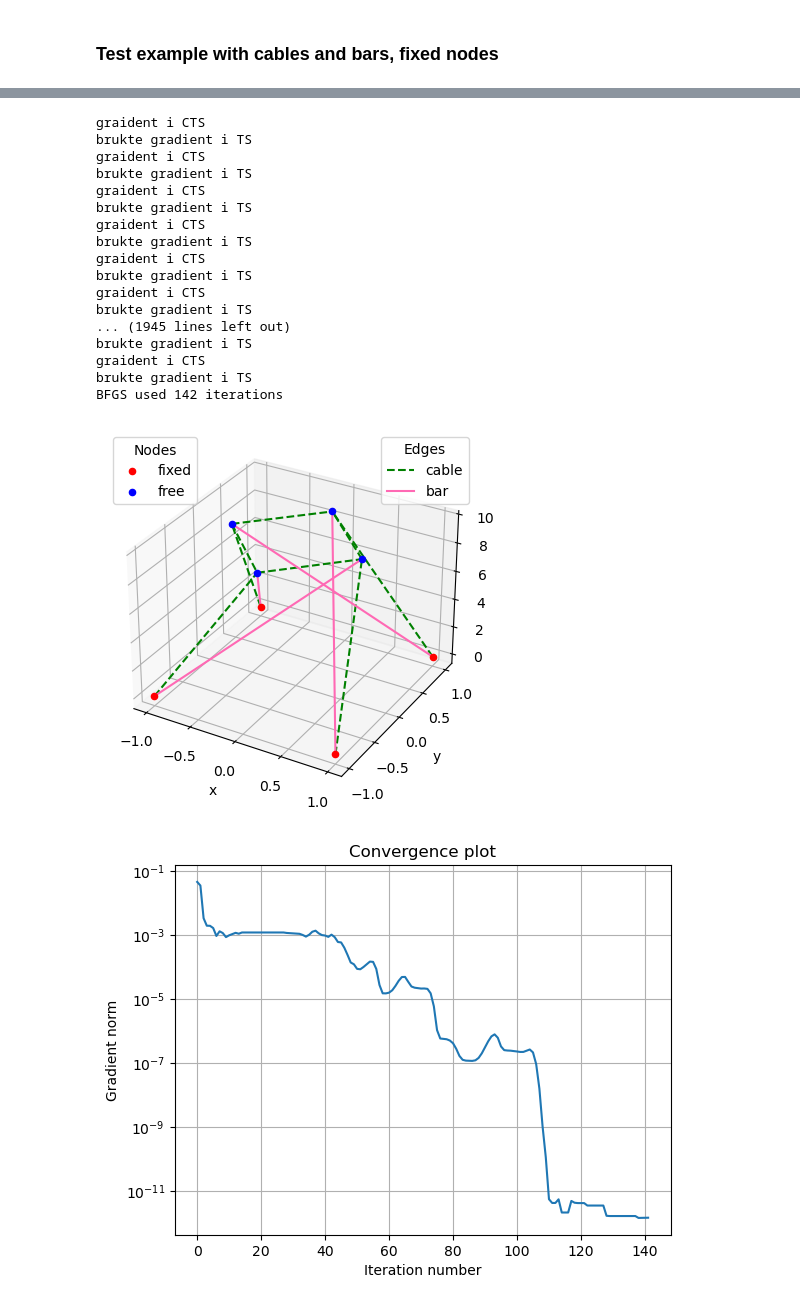
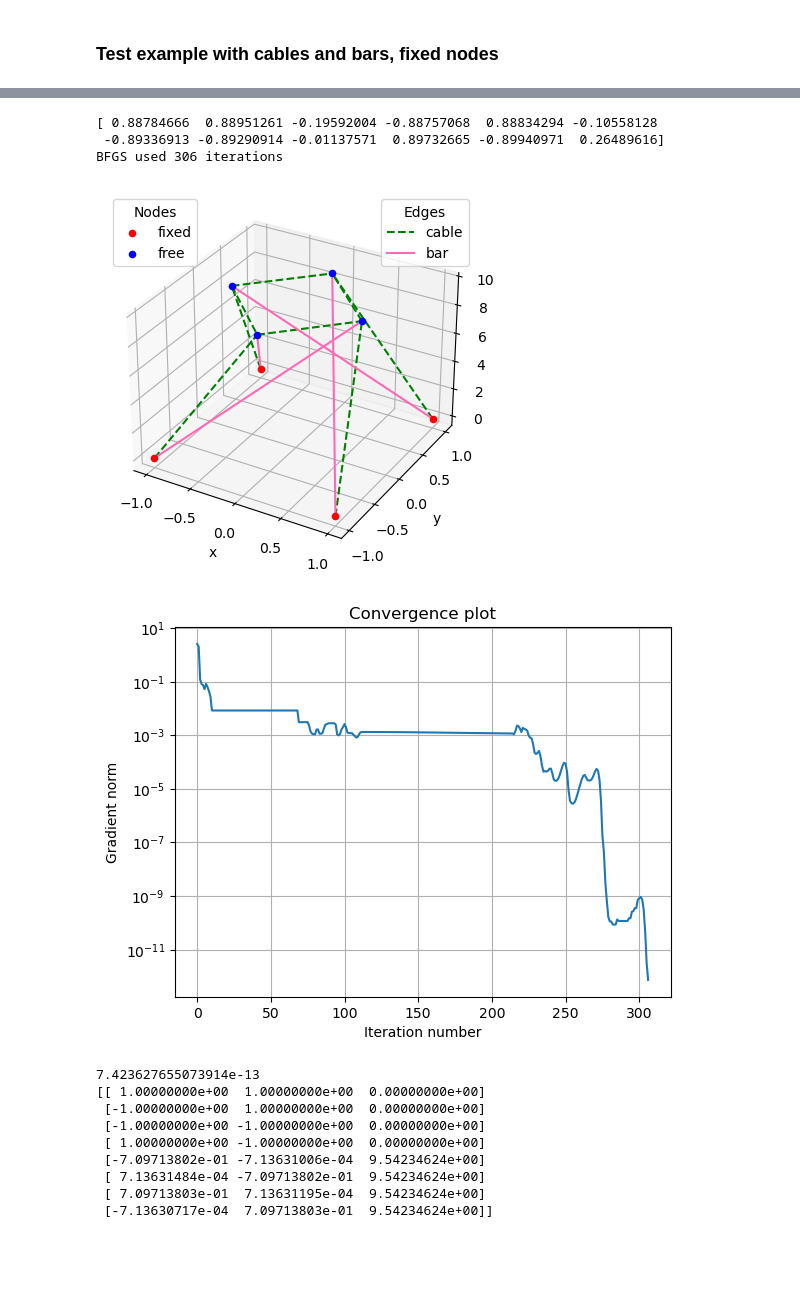
Before and after one commit to hgrenersen/Project---Optimization, a Jupyter notebook: optimering.ipynb, the cells around one changed output, grey strips where cells are left out. Drawn from its saved outputs; the diff is of its cells as text; code cells hidden in the pictures; blank space fills up the shorter version.

```diff
--- a/optimering.ipynb
+++ b/optimering.ipynb
@@ -199,6 +170,15 @@ nodes = np.array([[ 1,  1, 0],
                   [ 0-0.1, -s-0.1, t-0.1],
                   [ s+0.1,  0+0.1, t+0.1],
                   [ 0-0.1,  s-0.1, t-0.1]])
+
+nodes = np.array([[ 1.0,  1, 0],
+                  [-1,  1, 0],
+                  [-1, -1, 0],
+                  [ 1, -1, 0],
+                  [5,  5, 5],
+                  [-5,  5, 5],
+                  [-5,  -5, 6],
+                  [5,  -5, 7]])
 
 cables = np.array([[0, 7, 8],
                    [1, 4, 8],
@@ -222,6 +202,11 @@ bar_density = 1e-6
 
 tensstruct = TS.TensegrityStruct(num_of_fixed_nodes, nodes, masses ,cables, bars, k, c, bar_density)
 
+plotting.plot_structure(tensstruct)
+plt.show()
+
+print(tensstruct.gradient())
+
 norms = opt.BFGS(tensstruct, maxiter=1000, return_norms=True)
 
 plotting.plot_structure(tensstruct)
@@ -229,4 +214,7 @@ plt.show()
 
 plotting.convergence_plot(norms)
 plt.show()
+
+print(np.linalg.norm(tensstruct.gradient()))
+print(tensstruct.nodes)
 # %% [output]
@@ -233,19 +222,14 @@ plt.show()
-graident i CTS
-brukte gradient i TS
-graident i CTS
-brukte gradient i TS
-graident i CTS
-brukte gradient i TS
-graident i CTS
-brukte gradient i TS
-graident i CTS
-brukte gradient i TS
-graident i CTS
-brukte gradient i TS
-... (1945 lines left out)
-brukte gradient i TS
-graident i CTS
-brukte gradient i TS
-BFGS used 142 iterations
+[ 0.88784666  0.88951261 -0.19592004 -0.88757068  0.88834294 -0.10558128
+ -0.89336913 -0.89290914 -0.01137571  0.89732665 -0.89940971  0.26489616]
+BFGS used 306 iterations
-[figure, old version]
-[figure, old version]
+[figure, new version]
+[figure, added]
+7.423627655073914e-13
+[[ 1.00000000e+00  1.00000000e+00  0.00000000e+00]
+ [-1.00000000e+00  1.00000000e+00  0.00000000e+00]
+ [-1.00000000e+00 -1.00000000e+00  0.00000000e+00]
+ [ 1.00000000e+00 -1.00000000e+00  0.00000000e+00]
+ [-7.09713802e-01 -7.13631006e-04  9.54234624e+00]
+ [ 7.13631484e-04 -7.09713802e-01  9.54234624e+00]
+ [ 7.09713803e-01  7.13631195e-04  9.54234624e+00]
+ [-7.13630717e-04  7.09713803e-01  9.54234624e+00]]
```
Also changed, not shown: parts of 6 cells of this notebook, 4 other files.
